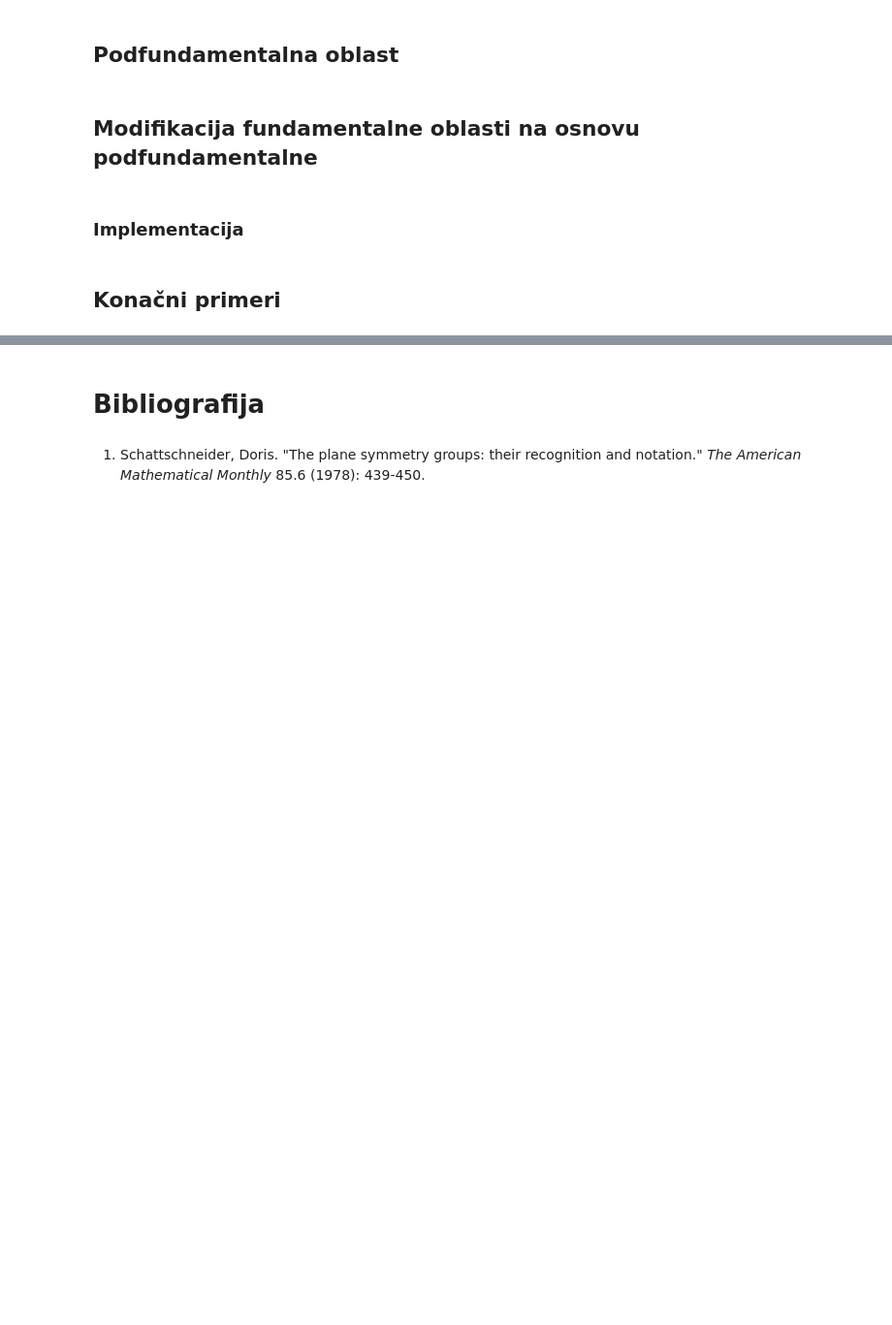
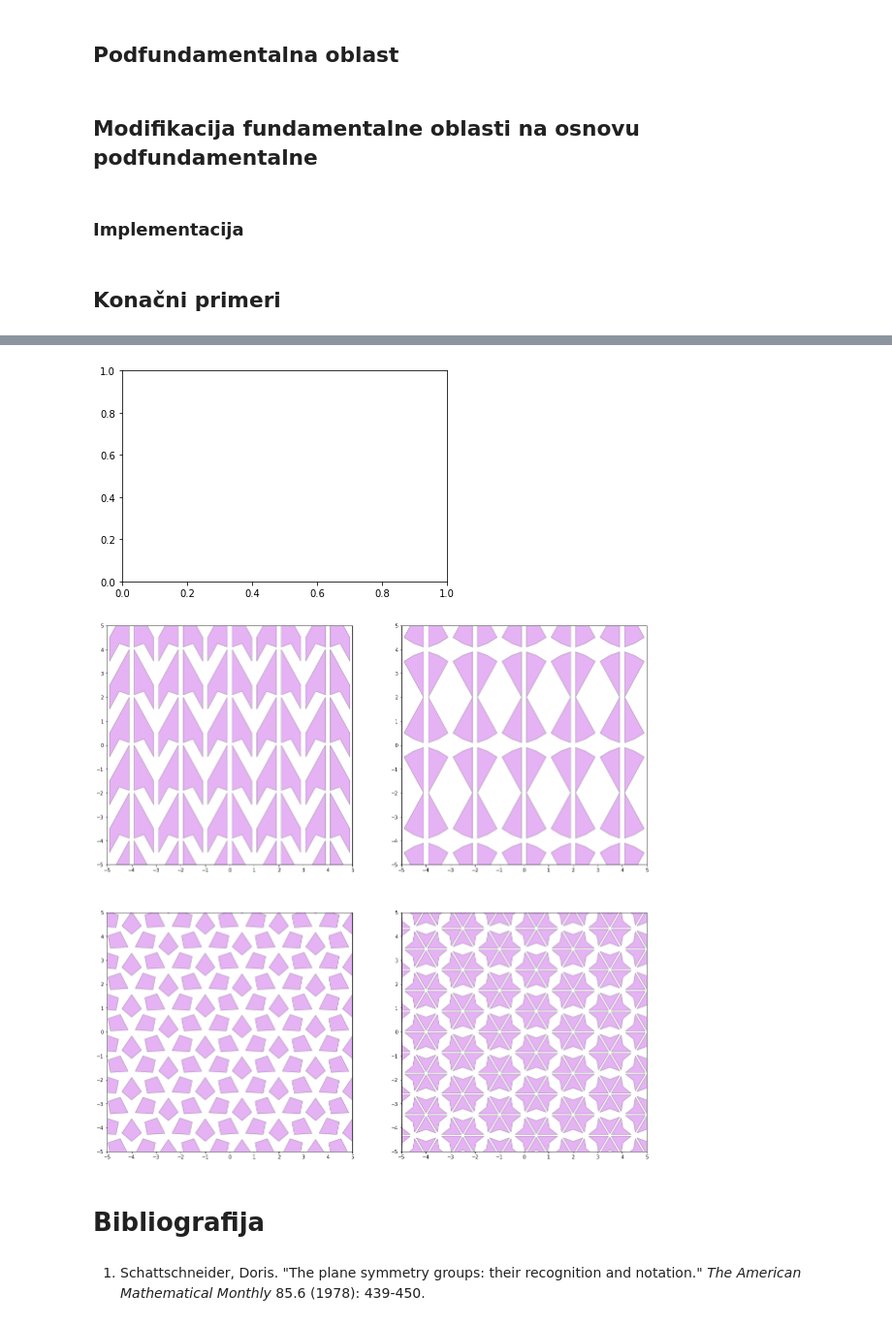
Before and after one commit to marinavas/poplocavanje, a Jupyter notebook: uvod.ipynb, the cells around one changed output, grey strips where cells are left out. Shown: that part at 97% size. Saved outputs shown, nothing was run; the diff lists cells and outputs as text; code cells hidden in the pictures; blank space fills up the shorter version.

```diff
--- a/uvod.ipynb
+++ b/uvod.ipynb
@@ -178,26 +228,9 @@ def pm(ax,ay, x1,y1,x2,y2):
 ### Implementacija
 # %% [markdown]
 ## Konačni primeri
-# %%
-def generisi(gen,okvir):
-    xmin,ymin,xmax,ymax = okvir
-    l = []
-    def generisi_rek(iz):
-        for i in l:
-            if(np.linalg.norm(iz - i) < 0.00001):
-                return
-        l.append(iz)
-        x,y,_ = iz @ (0,0,1)
-        if(x>xmax or x<xmin or y>ymax or y<ymin):
-            return
-        for i in gen:
-            generisi_rek(i @ iz)
-
-    generisi_rek(transl(0,0))
-    return l
 # %%
 def crtaj(izl,p,axes):
     for i in izl:
         q = affine_h(p,i)
-        patch = PolygonPatch(q, facecolor='#ff0000', edgecolor='#000000', alpha=0.3, zorder=2)
+        patch = PolygonPatch(q, facecolor='#A901DB', edgecolor='#000000', alpha=0.3, zorder=2)
         axes.add_patch(patch)
@@ -226,3 +251,60 @@ plt.show()
+# %%
+bx = plt.axes()
+#ax = plt.axes()
+m = []
+p = Polygon([(0.1,0.1),(0.5, 0.25), (0.9,-0.5), (0.9,0.5), (0.1,2)])
+p2 = Polygon([(0.1,0.1),(0.5, 0.25), (0.9,0.5), (0.1,2)])
+pol3 = Polygon([(0.1,0.1),(0.5, -0.25), (0.9,0.1), (0.5,0.7)])
+pol4 = Polygon([(0.1,0.1),(0.5, 0.25), (0.9,0.1), (0.5,0.8)])
+
+izom = pm(0,0,1,0,0,2)
+izom2 = pmm(0,0,1,0,0,2)
+izom3 = p3(0,0,1,0, cos(2*pi/3),sin(2*pi/3))
+izom4 = p3m1(0,0,1,0, cos(2*pi/3),sin(2*pi/3))
+
+okvir = [-5,-5,5,5]
+
+izomgen = generisi(izom,okvir)
+izomgen2= generisi(izom2,okvir)
+izomgen3 = generisi(izom3,okvir)
+izomgen4 = generisi(izom4,okvir)
+
+xmin,ymin,xmax,ymax = okvir
+
+fig = plt.figure(figsize=[20,20])
+
+bx = fig.add_subplot(2, 2, 1)
+bx.set_xlim(xmin,xmax)
+bx.set_xticks(range(xmin,xmax+1))
+bx.set_ylim(ymin,ymax)
+bx.set_yticks(range(ymin,ymax+1))
+crtaj(izomgen,p,bx)
+
+bx = fig.add_subplot(2, 2, 2)
+bx.set_xlim(xmin,xmax)
+bx.set_xticks(range(xmin,xmax+1))
+bx.set_ylim(ymin,ymax)
+bx.set_yticks(range(ymin,ymax+1))
+crtaj(izomgen2,p2,bx)
+
+bx = fig.add_subplot(2, 2, 3)
+bx.set_xlim(xmin,xmax)
+bx.set_xticks(range(xmin,xmax+1))
+bx.set_ylim(ymin,ymax)
+bx.set_yticks(range(ymin,ymax+1))
+crtaj(izomgen3,pol3,bx)
+
+bx = fig.add_subplot(2, 2, 4)
+bx.set_xlim(xmin,xmax)
+bx.set_xticks(range(xmin,xmax+1))
+bx.set_ylim(ymin,ymax)
+bx.set_yticks(range(ymin,ymax+1))
+crtaj(izomgen4,pol4,bx)
+
+plt.show()
+# %% [output]
+[figure, added]
+[figure, added]
 # %% [markdown]
 # Bibliografija
 # %% [markdown]
```
Also changed, not shown: parts of 16 cells of this notebook.
